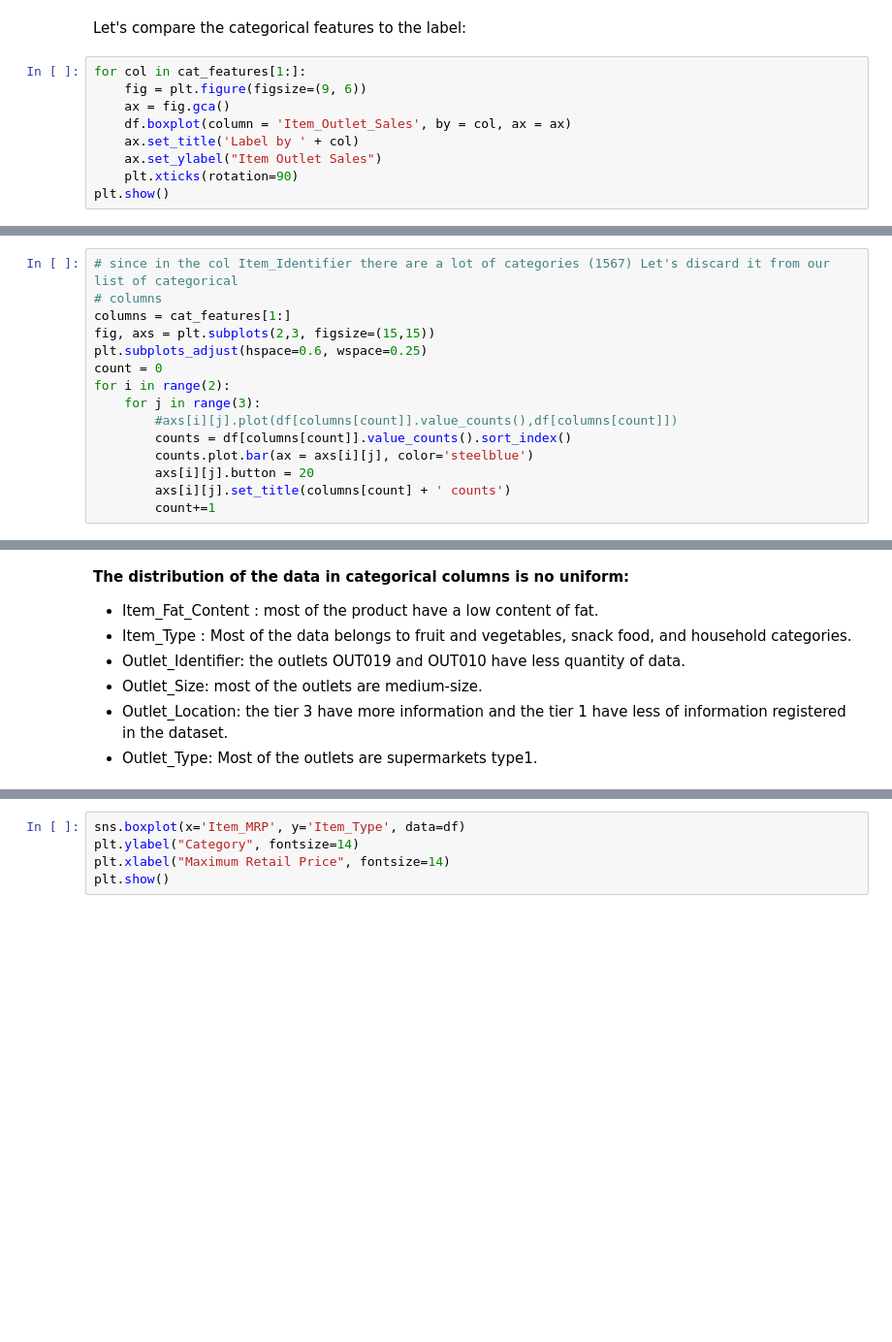
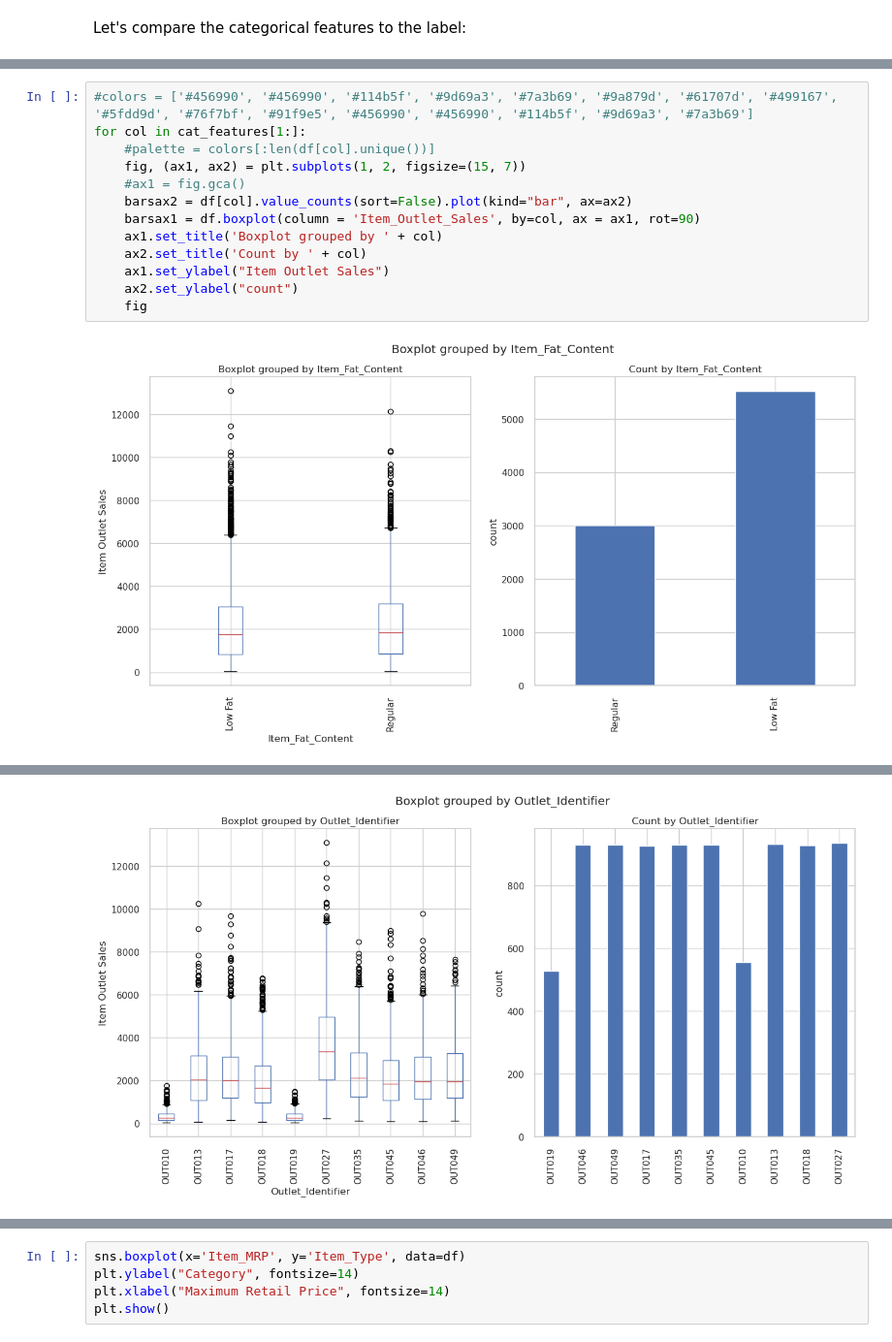
Before and after one commit to YeisonAndreyLiCe/food_sales_prediction, a Jupyter notebook: food_sales_forecast.ipynb, the cells around one changed output, grey strips where cells are left out. Shown at 97% size. Drawn from its saved outputs; the diff is of its cells as text; blank space fills up the shorter version.

```diff
--- a/food_sales_forecast.ipynb
+++ b/food_sales_forecast.ipynb
@@ -417,12 +427,3 @@ Observations:
 6. There is no a evident correlation between variables.
 # %% [markdown]
 Let's compare the categorical features to the label:
-# %%
-for col in cat_features[1:]:
-    fig = plt.figure(figsize=(9, 6))
-    ax = fig.gca()
-    df.boxplot(column = 'Item_Outlet_Sales', by = col, ax = ax)
-    ax.set_title('Label by ' + col)
-    ax.set_ylabel("Item Outlet Sales")
-    plt.xticks(rotation=90)
-plt.show()
@@ -439,15 +429,0 @@ Let's plot a bar chart showing the count of each discrete value for each categor
-# %%
-# since in the col Item_Identifier there are a lot of categories (1567) Let's discard it from our list of categorical
-# columns
-columns = cat_features[1:]
-fig, axs = plt.subplots(2,3, figsize=(15,15))
-plt.subplots_adjust(hspace=0.6, wspace=0.25)
-count = 0
-for i in range(2):
-    for j in range(3):
-        #axs[i][j].plot(df[columns[count]].value_counts(),df[columns[count]])
-        counts = df[columns[count]].value_counts().sort_index()
-        counts.plot.bar(ax = axs[i][j], color='steelblue')
-        axs[i][j].button = 20
-        axs[i][j].set_title(columns[count] + ' counts')
-        count+=1
@@ -456,8 +430,15 @@ for i in range(2):
-# %% [markdown]
-**The distribution of the data in categorical columns is no uniform:**
-- Item_Fat_Content : most of the product have a low content of fat.
-- Item_Type : Most of the data belongs to fruit and vegetables, snack food, and household categories.
-- Outlet_Identifier: the outlets OUT019 and OUT010 have less quantity of data.
-- Outlet_Size: most of the outlets are medium-size.
-- Outlet_Location: the tier 3 have more information and the tier 1 have less of information registered in the dataset.
-- Outlet_Type: Most of the outlets are supermarkets type1.
+# %%
+#colors = ['#456990', '#456990', '#114b5f', '#9d69a3', '#7a3b69', '#9a879d', '#61707d', '#499167', '#5fdd9d', '#76f7bf', '#91f9e5', '#456990', '#456990', '#114b5f', '#9d69a3', '#7a3b69']
+for col in cat_features[1:]:
+    #palette = colors[:len(df[col].unique())]
+    fig, (ax1, ax2) = plt.subplots(1, 2, figsize=(15, 7))
+    #ax1 = fig.gca()
+    barsax2 = df[col].value_counts(sort=False).plot(kind="bar", ax=ax2)
+    barsax1 = df.boxplot(column = 'Item_Outlet_Sales', by=col, ax = ax1, rot=90)
+    ax1.set_title('Boxplot grouped by ' + col)
+    ax2.set_title('Count by ' + col)
+    ax1.set_ylabel("Item Outlet Sales")
+    ax2.set_ylabel("count")
+    fig
+# %% [output]
+[figure, added]
@@ -463,0 +446 @@ for i in range(2):
+[figure, added]
```
Also changed, not shown: parts of 13 cells of this notebook.
